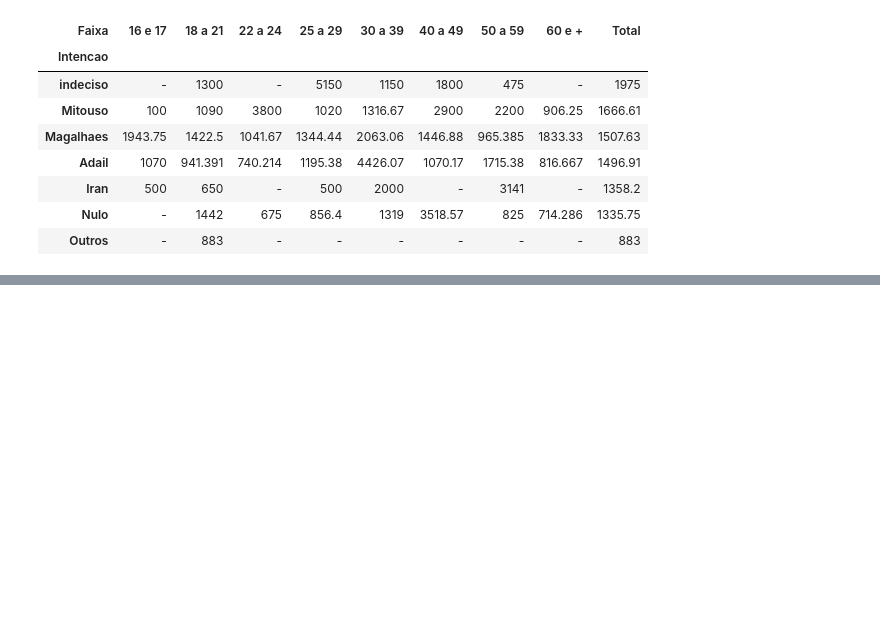
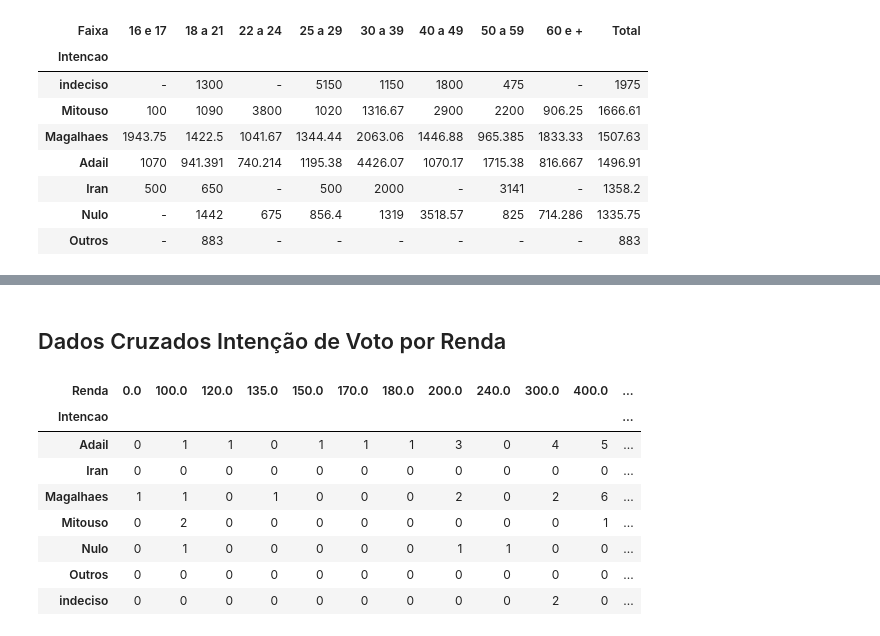
Before and after one commit to wfsilva-uea/coari, a Jupyter notebook: trabalho_coari.ipynb, the cells around one changed output, grey strips where cells are left out. Drawn from its saved outputs; the diff is of its cells as text; code cells hidden in the pictures; blank space fills up the shorter version.

```diff
--- a/trabalho_coari.ipynb
+++ b/trabalho_coari.ipynb
@@ -38,8 +39,10 @@ df = pd.read_csv('coari_db.csv', dtype=types)
 df["Intencao"].replace({
     'g': 'Outros',
     'f': 'Nulo',
-    'h': 'Outros'
+    'h': 'Outros',
+    '': 'Sem Opinião'
 }, inplace=True)
+
 df2 = df.copy()
 # %% [markdown]
 ## Preparação de Funções
@@ -590,0 +738,16 @@ df_pivot_table
+# %% [markdown]
+## Dados Cruzados Intenção de Voto por Renda
+# %%
+# Tabela de contigência no pandas
+tab_contigencia = pd.crosstab (df["Intencao"],df["Renda"])
+tab_contigencia
+# %% [output]
+| Renda | 0.0 | 100.0 | 120.0 | 135.0 | 150.0 | 170.0 | 180.0 | 200.0 | 240.0 | 300.0 | 400.0 | ... |
+| Intencao |  |  |  |  |  |  |  |  |  |  |  | ... |
+| Adail | 0 | 1 | 1 | 0 | 1 | 1 | 1 | 3 | 0 | 4 | 5 | ... |
+| Iran | 0 | 0 | 0 | 0 | 0 | 0 | 0 | 0 | 0 | 0 | 0 | ... |
+| Magalhaes | 1 | 1 | 0 | 1 | 0 | 0 | 0 | 2 | 0 | 2 | 6 | ... |
+| Mitouso | 0 | 2 | 0 | 0 | 0 | 0 | 0 | 0 | 0 | 0 | 1 | ... |
+| Nulo | 0 | 1 | 0 | 0 | 0 | 0 | 0 | 1 | 1 | 0 | 0 | ... |
+| Outros | 0 | 0 | 0 | 0 | 0 | 0 | 0 | 0 | 0 | 0 | 0 | ... |
+| indeciso | 0 | 0 | 0 | 0 | 0 | 0 | 0 | 0 | 0 | 2 | 0 | ... |
```
Also changed, not shown: parts of 17 cells of this notebook.
